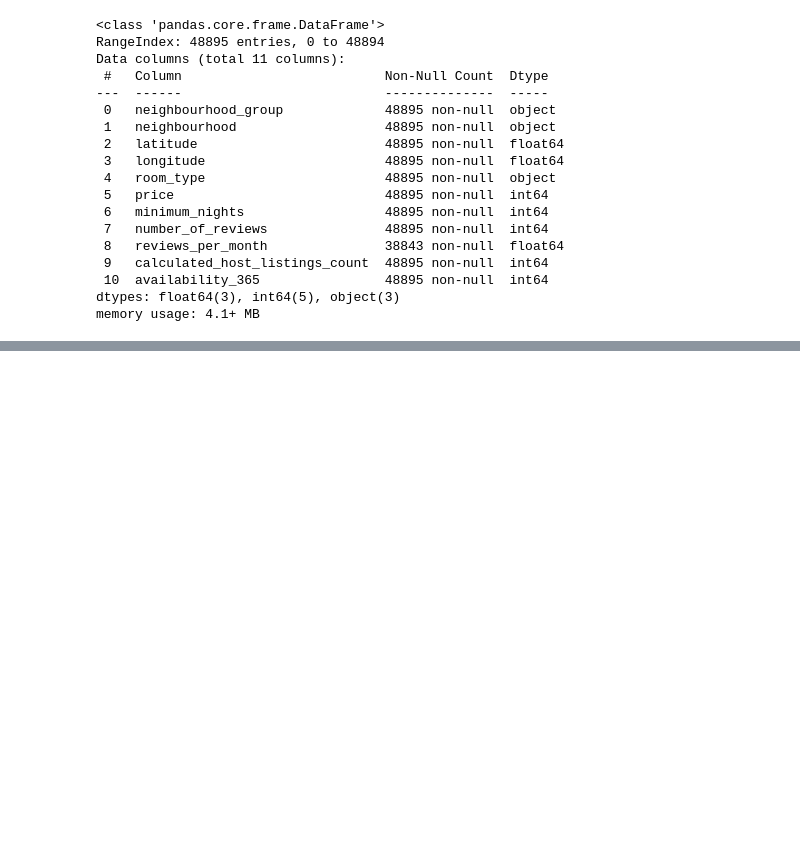
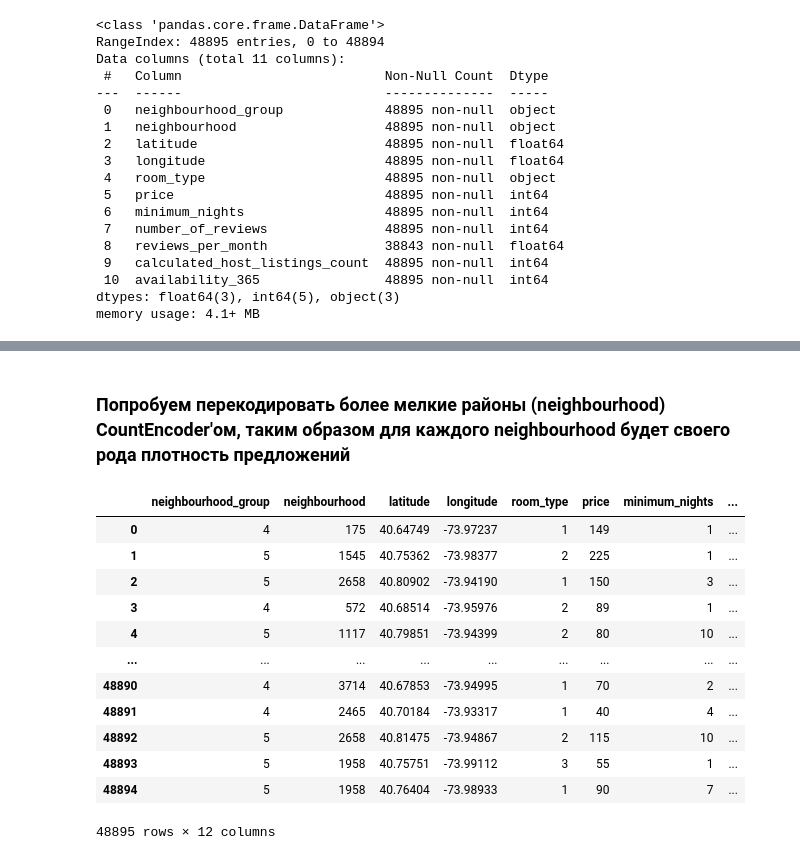
Before and after one commit to grannycola/my_projects, a Jupyter notebook: hw-5/model.ipynb, the cells around one changed output, grey strips where cells are left out. Drawn from its saved outputs; the diff is of its cells as text; code cells hidden in the pictures; blank space fills up the shorter version.

```diff
--- a/hw-5/model.ipynb
+++ b/hw-5/model.ipynb
@@ -52,0 +123,2 @@ room_types = data['room_type'].unique()
+# %%
+data.reviews_per_month = data.groupby(['PriceGroups']).reviews_per_month.transform(lambda x: x.fillna(x.mean())).round(0)
@@ -78,0 +133,27 @@ map.save("map.html")
+# %% [markdown]
+### Попробуем перекодировать более мелкие районы (neighbourhood) CountEncoder'ом, таким образом для каждого neighbourhood будет своего рода плотность предложений
+# %%
+from category_encoders import CountEncoder
+
+def encode_func(data, enc, cols):
+    data_enc = data.copy()
+    data_enc[cols]= enc.fit_transform(data_enc[cols])
+    return data_enc
+
+enc = CountEncoder()
+data = encode_func(data, enc, cols = ['neighbourhood'])
+data
+# %% [output]
+|  | neighbourhood_group | neighbourhood | latitude | longitude | room_type | price | minimum_nights | ... |
+| 0 | 4 | 175 | 40.64749 | -73.97237 | 1 | 149 | 1 | ... |
+| 1 | 5 | 1545 | 40.75362 | -73.98377 | 2 | 225 | 1 | ... |
+| 2 | 5 | 2658 | 40.80902 | -73.94190 | 1 | 150 | 3 | ... |
+| 3 | 4 | 572 | 40.68514 | -73.95976 | 2 | 89 | 1 | ... |
+| 4 | 5 | 1117 | 40.79851 | -73.94399 | 2 | 80 | 10 | ... |
+| ... | ... | ... | ... | ... | ... | ... | ... | ... |
+| 48890 | 4 | 3714 | 40.67853 | -73.94995 | 1 | 70 | 2 | ... |
+| 48891 | 4 | 2465 | 40.70184 | -73.93317 | 1 | 40 | 4 | ... |
+| 48892 | 5 | 2658 | 40.81475 | -73.94867 | 2 | 115 | 10 | ... |
+| 48893 | 5 | 1958 | 40.75751 | -73.99112 | 3 | 55 | 1 | ... |
+| 48894 | 5 | 1958 | 40.76404 | -73.98933 | 1 | 90 | 7 | ... |
+48895 rows × 12 columns
```
Also changed, not shown: parts of 20 cells of this notebook, 1 other file.
